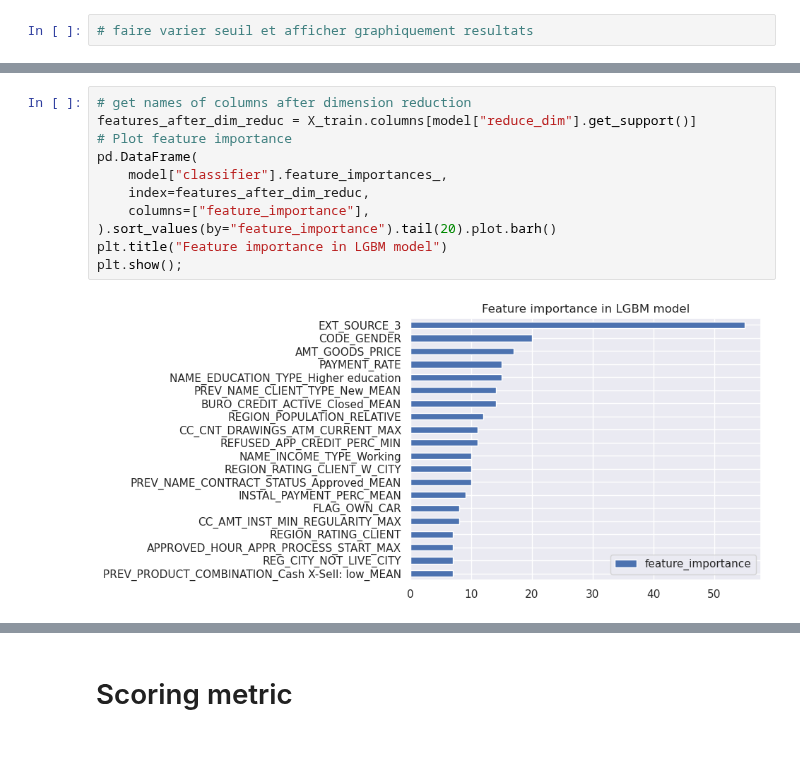
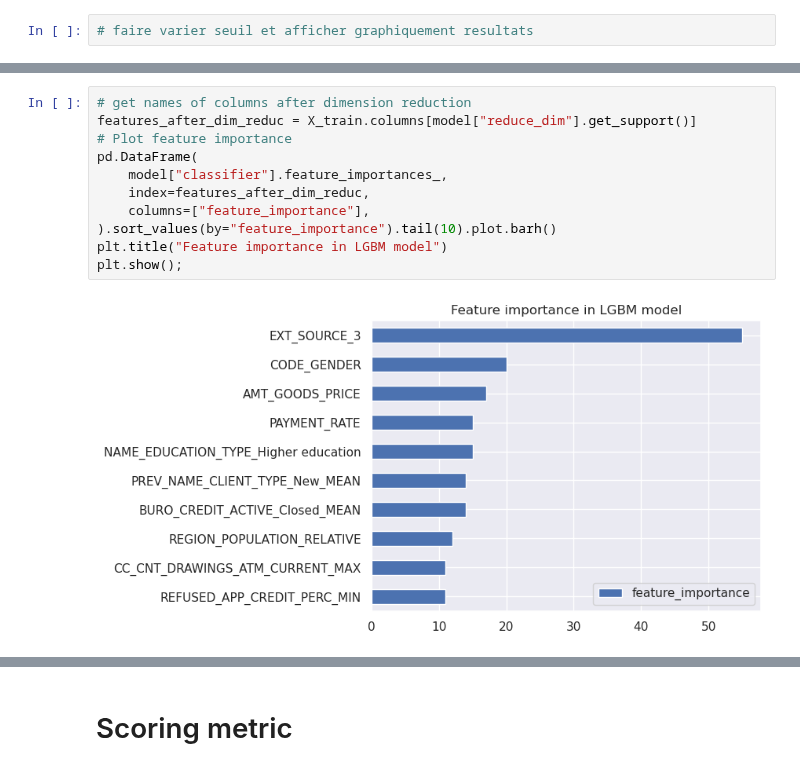
Before and after one commit to carlgennetais/P7_scoring_ML, a Jupyter notebook: notebooks/P7_04_modeling-pipeline.ipynb, the cells around one changed output, grey strips where cells are left out. Cells and saved outputs as stored; diff of their text form.

```diff
--- a/notebooks/P7_04_modeling-pipeline.ipynb
+++ b/notebooks/P7_04_modeling-pipeline.ipynb
@@ -468,14 +482,14 @@ Pipeline(steps=[('imputer',
 # %%
 # get names of columns after dimension reduction
 features_after_dim_reduc = X_train.columns[model["reduce_dim"].get_support()]
 # Plot feature importance
 pd.DataFrame(
     model["classifier"].feature_importances_,
     index=features_after_dim_reduc,
     columns=["feature_importance"],
-).sort_values(by="feature_importance").tail(20).plot.barh()
+).sort_values(by="feature_importance").tail(10).plot.barh()
 plt.title("Feature importance in LGBM model")
 plt.show();
 # %% [output]
-[figure, old version]
+[figure, new version]
 # %%
```
Also changed, not shown: parts of 27 cells of this notebook.
